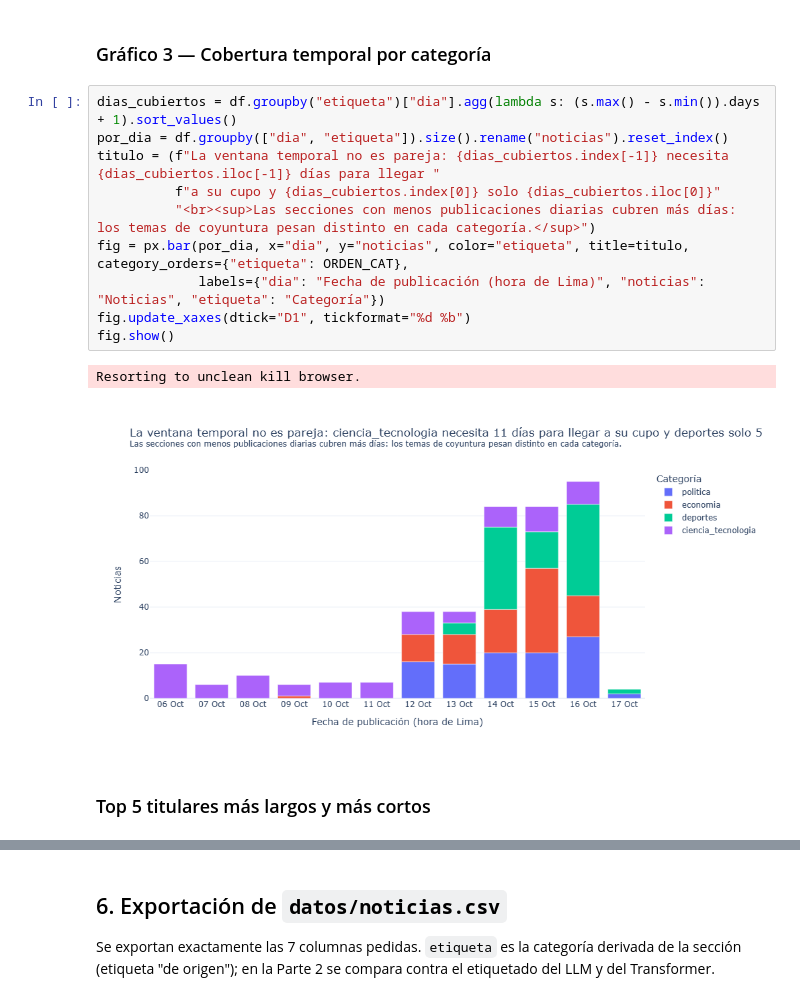
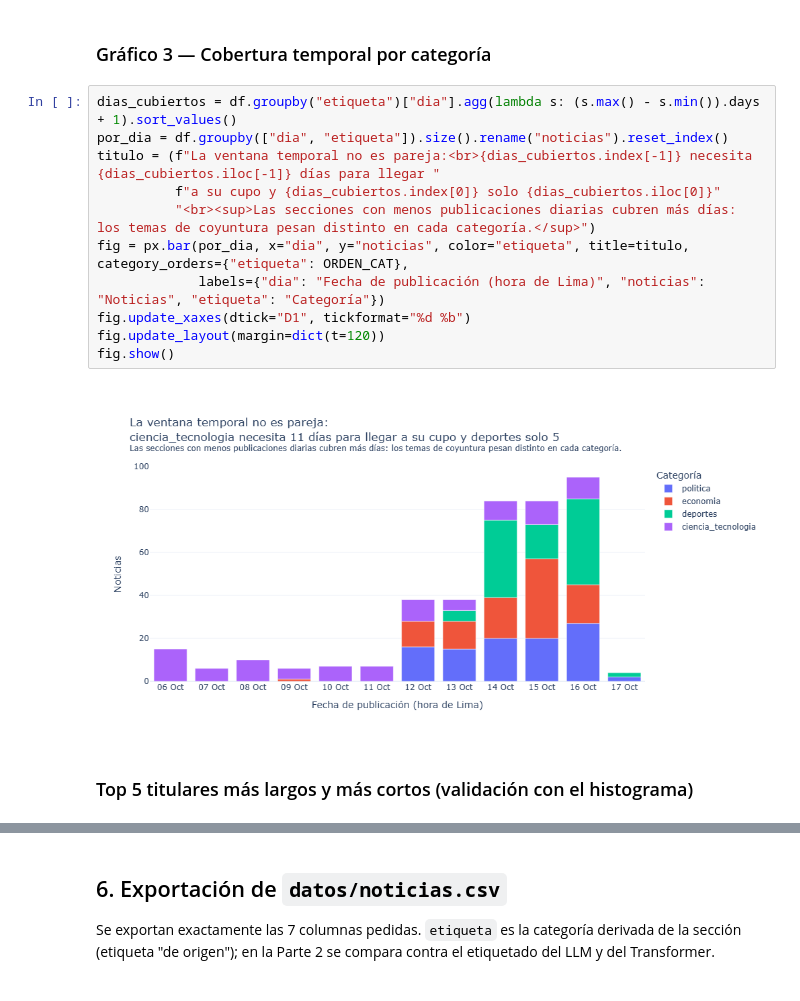
Before and after one commit to Cris92W/Python-Intermedio, a Jupyter notebook: tarea_1/01_recoleccion.ipynb, the cells around one changed output, grey strips where cells are left out. Saved outputs shown, nothing was run; the diff lists cells and outputs as text.

```diff
--- a/tarea_1/01_recoleccion.ipynb
+++ b/tarea_1/01_recoleccion.ipynb
@@ -529,18 +544,18 @@ fig.show()
 # %%
 dias_cubiertos = df.groupby("etiqueta")["dia"].agg(lambda s: (s.max() - s.min()).days + 1).sort_values()
 por_dia = df.groupby(["dia", "etiqueta"]).size().rename("noticias").reset_index()
-titulo = (f"La ventana temporal no es pareja: {dias_cubiertos.index[-1]} necesita {dias_cubiertos.iloc[-1]} días para llegar "
+titulo = (f"La ventana temporal no es pareja:<br>{dias_cubiertos.index[-1]} necesita {dias_cubiertos.iloc[-1]} días para llegar "
           f"a su cupo y {dias_cubiertos.index[0]} solo {dias_cubiertos.iloc[0]}"
           "<br><sup>Las secciones con menos publicaciones diarias cubren más días: los temas de coyuntura pesan distinto en cada categoría.</sup>")
 fig = px.bar(por_dia, x="dia", y="noticias", color="etiqueta", title=titulo, category_orders={"etiqueta": ORDEN_CAT},
              labels={"dia": "Fecha de publicación (hora de Lima)", "noticias": "Noticias", "etiqueta": "Categoría"})
 fig.update_xaxes(dtick="D1", tickformat="%d %b")
+fig.update_layout(margin=dict(t=120))
 fig.show()
 # %% [output]
-Resorting to unclean kill browser.
-[figure, old version]
+[figure, new version]
 # %% [markdown]
-### Top 5 titulares más largos y más cortos
+### Top 5 titulares más largos y más cortos (validación con el histograma)
 # %%
 cols = ["n_caracteres", "n_palabras", "etiqueta", "titular"]
 print("Top 5 titulares MÁS LARGOS")
```
Also changed, not shown: parts of 8 cells of this notebook, 1 other file.
